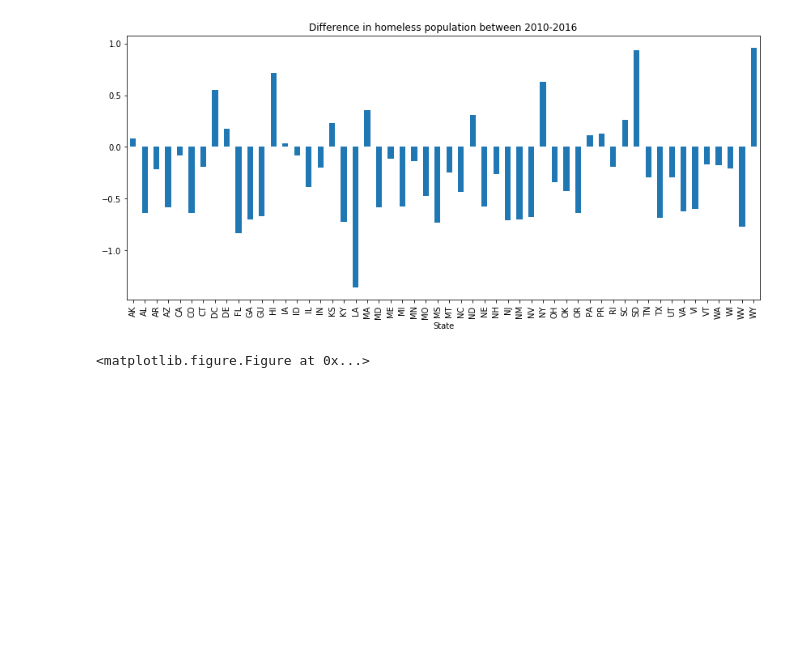
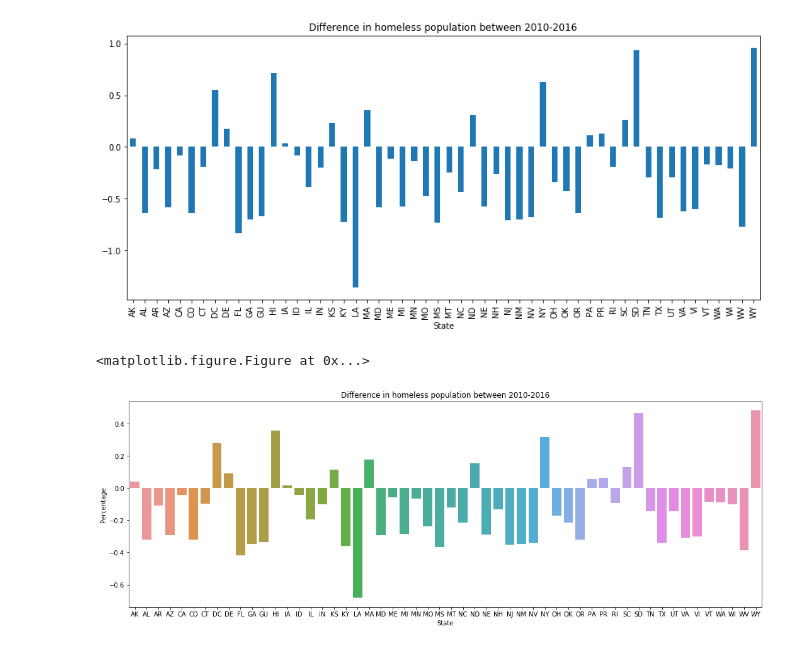
Before and after one commit to cathrinesot/studioprojects, a Jupyter notebook: code/homeless/Homeless People in the US.ipynb, the cells around one changed output. Saved outputs shown, nothing was run; the diff lists cells and outputs as text; code cells hidden in the pictures; blank space fills up the shorter version.

```diff
--- a/code/homeless/Homeless People in the US.ipynb
+++ b/code/homeless/Homeless People in the US.ipynb
@@ -670,3 +674,13 @@ plt.savefig("nyhomeless_diff2.pdf")
 # %% [output]
 [figure]
 <matplotlib.figure.Figure at 0x...>
+# %%
+
+plt.figure(figsize=(18,6))
+sns.barplot(y='Change in Total Homelessness, 2010-2016', x='State', data=combined_df)
+plt.ylabel('Percentage')
+plt.title('Difference in homeless population between 2010-2016')
+
+plt.savefig("pop_stand2.pdf")
+# %% [output]
+[figure, added]
```
Also changed, not shown: parts of 8 cells of this notebook, 4 other files.
